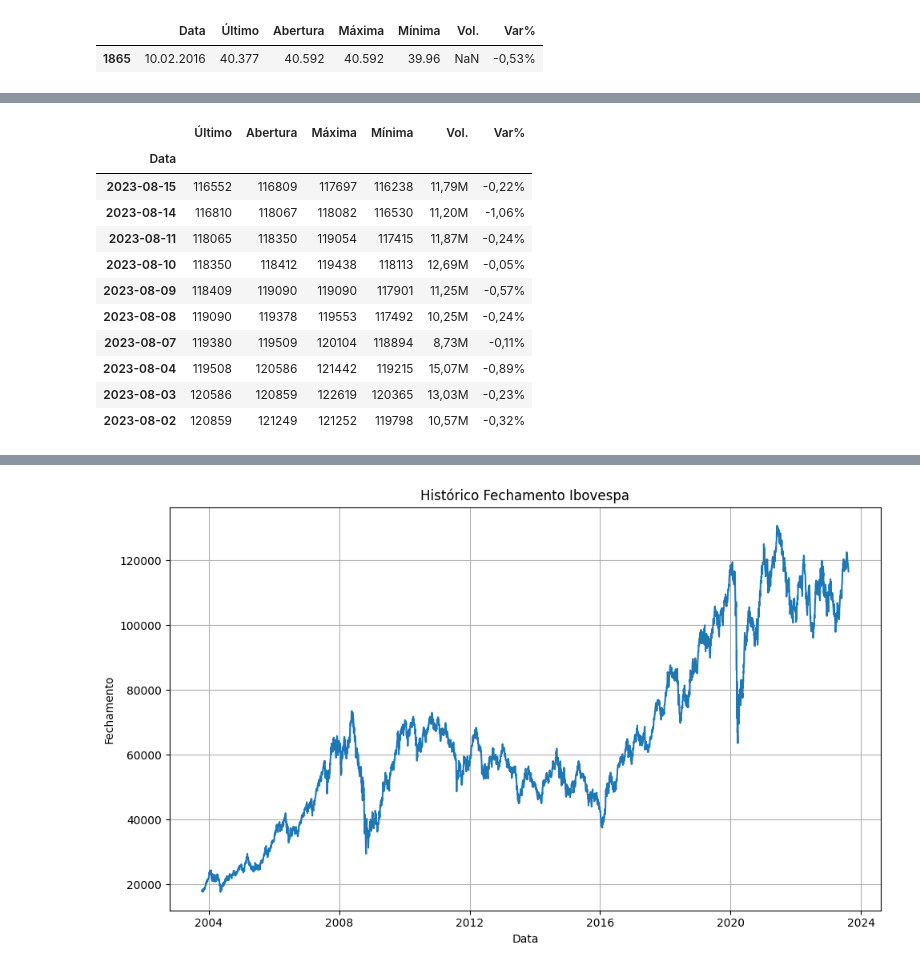
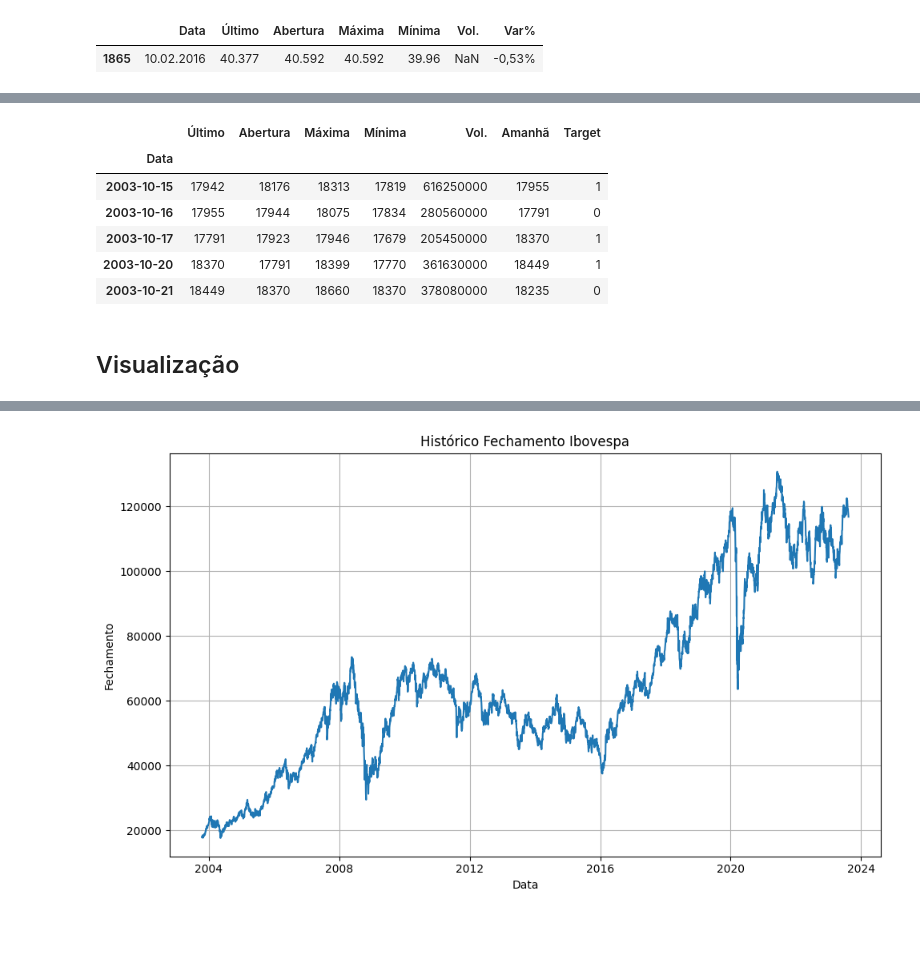
Before and after one commit to GabrielPCO/tech-challenge-ml, a Jupyter notebook: tech_challenge.ipynb, the cells around one changed output, grey strips where cells are left out. Drawn from its saved outputs; the diff is of its cells as text; code cells hidden in the pictures; blank space fills up the shorter version.

```diff
--- a/tech_challenge.ipynb
+++ b/tech_challenge.ipynb
@@ -111,0 +130,10 @@ df_ibovespa.head(10)
+# %%
+df_ibovespa_indexData.head()
+# %% [output]
+|  | Último | Abertura | Máxima | Mínima | Vol. | Amanhã | Target |
+| Data |  |  |  |  |  |  |  |
+| 2003-10-15 | 17942 | 18176 | 18313 | 17819 | 616250000 | 17955 | 1 |
+| 2003-10-16 | 17955 | 17944 | 18075 | 17834 | 280560000 | 17791 | 0 |
+| 2003-10-17 | 17791 | 17923 | 17946 | 17679 | 205450000 | 18370 | 1 |
+| 2003-10-20 | 18370 | 17791 | 18399 | 17770 | 361630000 | 18449 | 1 |
+| 2003-10-21 | 18449 | 18370 | 18660 | 18370 | 378080000 | 18235 | 0 |
@@ -112 +143,3 @@ df_ibovespa.head(10)
+# %% [markdown]
+## Visualização
 # %%
@@ -114,18 +147 @@ df_ibovespa.head(10)
 import matplotlib.pyplot as plt
-# %%
-# indexando o DataFrame pela data
-df_ibovespa_indexData = df_ibovespa.set_index(['Data'])
-df_ibovespa_indexData.head(10)
-# %% [output]
-|  | Último | Abertura | Máxima | Mínima | Vol. | Var% |
-| Data |  |  |  |  |  |  |
-| 2023-08-15 | 116552 | 116809 | 117697 | 116238 | 11,79M | -0,22% |
-| 2023-08-14 | 116810 | 118067 | 118082 | 116530 | 11,20M | -1,06% |
-| 2023-08-11 | 118065 | 118350 | 119054 | 117415 | 11,87M | -0,24% |
-| 2023-08-10 | 118350 | 118412 | 119438 | 118113 | 12,69M | -0,05% |
-| 2023-08-09 | 118409 | 119090 | 119090 | 117901 | 11,25M | -0,57% |
-| 2023-08-08 | 119090 | 119378 | 119553 | 117492 | 10,25M | -0,24% |
-| 2023-08-07 | 119380 | 119509 | 120104 | 118894 | 8,73M | -0,11% |
-| 2023-08-04 | 119508 | 120586 | 121442 | 119215 | 15,07M | -0,89% |
-| 2023-08-03 | 120586 | 120859 | 122619 | 120365 | 13,03M | -0,23% |
-| 2023-08-02 | 120859 | 121249 | 121252 | 119798 | 10,57M | -0,32% |
```
Also changed, not shown: parts of 72 cells of this notebook, 1 other file.
